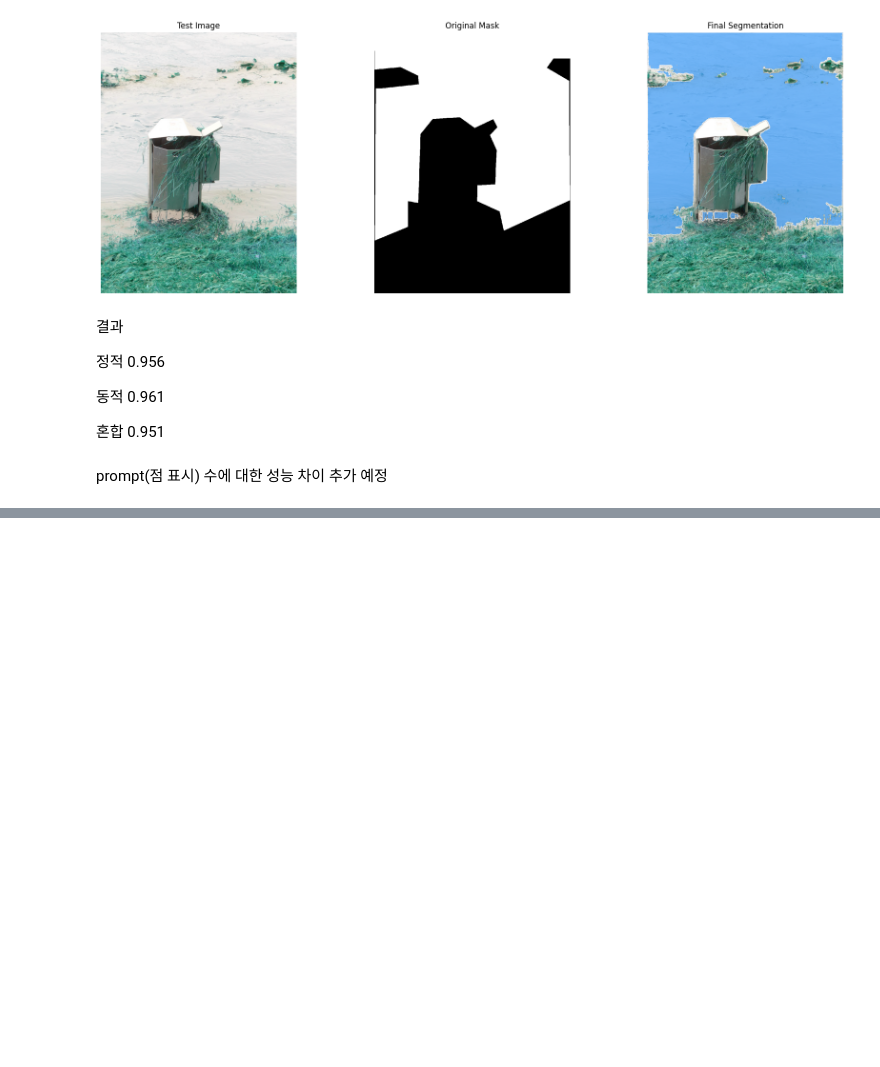
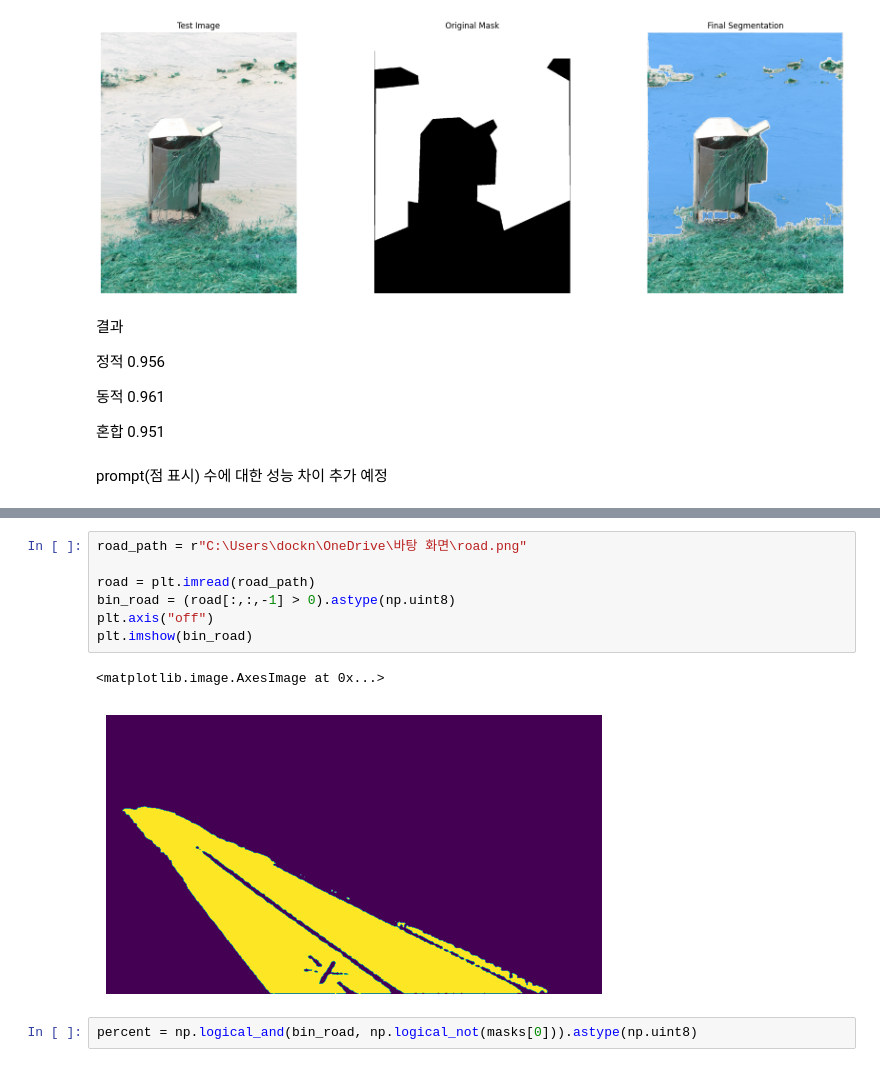
Before and after one commit to KimJin-Yong/segment-anything-2, a Jupyter notebook: notebooks/fine_tune.ipynb, the cells around one changed output, grey strips where cells are left out. Saved outputs shown, nothing was run; the diff lists cells and outputs as text; blank space fills up the shorter version.

```diff
--- a/notebooks/fine_tune.ipynb
+++ b/notebooks/fine_tune.ipynb
@@ -546,0 +561,12 @@ for idx, img in enumerate(os.listdir(imgs)):
+# %%
+road_path = r"C:\Users\dockn\OneDrive\바탕 화면\road.png"
+
+road = plt.imread(road_path)
+bin_road = (road[:,:,-1] > 0).astype(np.uint8)
+plt.axis("off")
+plt.imshow(bin_road)
+# %% [output]
+<matplotlib.image.AxesImage at 0x...>
+[figure, added]
+# %%
+percent = np.logical_and(bin_road, np.logical_not(masks[0])).astype(np.uint8)
```
Also changed, not shown: parts of 16 cells of this notebook, 8 other files.
